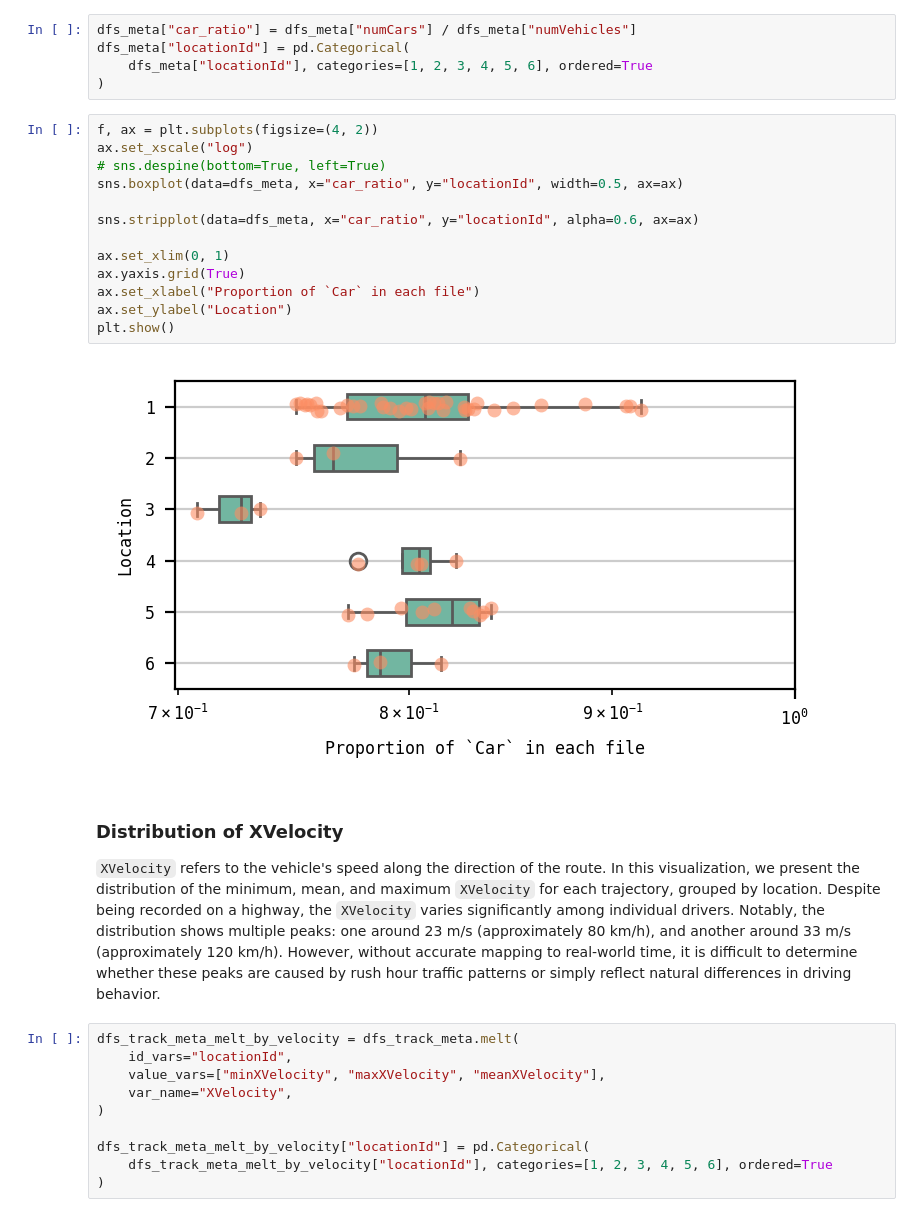
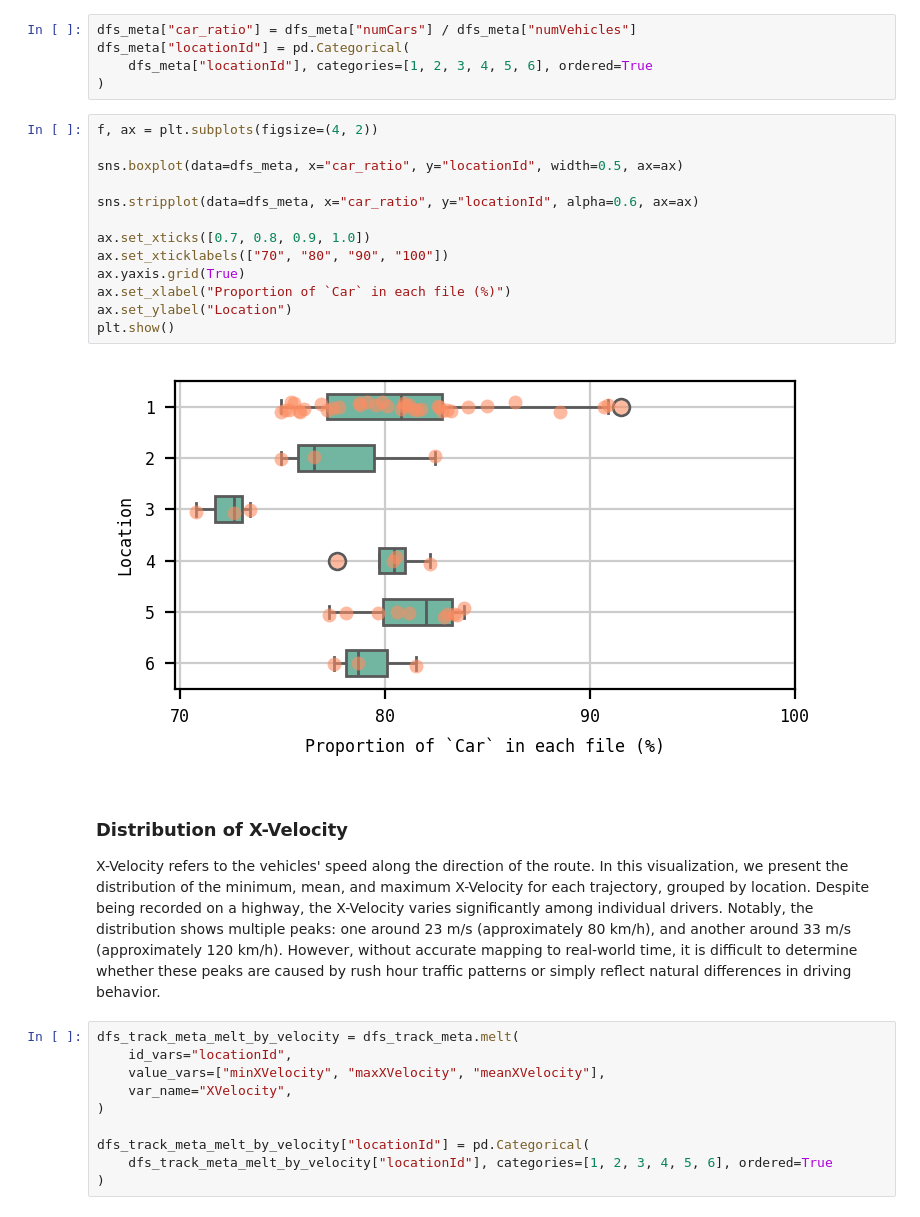
Before and after one commit to WoodOxen/tactics2d, a Jupyter notebook: docs/dataset_support/highd.ipynb, the cells around one changed output. Saved outputs shown, nothing was run; the diff lists cells and outputs as text.

```diff
--- a/docs/dataset_support/highd.ipynb
+++ b/docs/dataset_support/highd.ipynb
@@ -95,23 +93,23 @@ dfs_meta["locationId"] = pd.Categorical(
 )
 # %%
 f, ax = plt.subplots(figsize=(4, 2))
-ax.set_xscale("log")
-# sns.despine(bottom=True, left=True)
+
 sns.boxplot(data=dfs_meta, x="car_ratio", y="locationId", width=0.5, ax=ax)
 
 sns.stripplot(data=dfs_meta, x="car_ratio", y="locationId", alpha=0.6, ax=ax)
 
-ax.set_xlim(0, 1)
+ax.set_xticks([0.7, 0.8, 0.9, 1.0])
+ax.set_xticklabels(["70", "80", "90", "100"])
 ax.yaxis.grid(True)
-ax.set_xlabel("Proportion of `Car` in each file")
+ax.set_xlabel("Proportion of `Car` in each file (%)")
 ax.set_ylabel("Location")
 plt.show()
 # %% [output]
-[figure, old version]
+[figure, new version]
 # %% [markdown]
-### Distribution of XVelocity
+### Distribution of X-Velocity
 
-`XVelocity` refers to the vehicle's speed along the direction of the route. In this visualization, we present the distribution of the minimum, mean, and maximum `XVelocity` for each trajectory, grouped by location. Despite being recorded on a highway, the `XVelocity` varies significantly among individual drivers. Notably, the distribution shows multiple peaks: one around 23 m/s (approximately 80 km/h), and another around 33 m/s (approximately 120 km/h). However, without accurate mapping to real-world time, it is difficult to determine whether these peaks are caused by rush hour traffic patterns or simply reflect natural differences in driving behavior.
+X-Velocity refers to the vehicles' speed along the direction of the route. In this visualization, we present the distribution of the minimum, mean, and maximum X-Velocity for each trajectory, grouped by location. Despite being recorded on a highway, the X-Velocity varies significantly among individual drivers. Notably, the distribution shows multiple peaks: one around 23 m/s (approximately 80 km/h), and another around 33 m/s (approximately 120 km/h). However, without accurate mapping to real-world time, it is difficult to determine whether these peaks are caused by rush hour traffic patterns or simply reflect natural differences in driving behavior.
 # %%
 dfs_track_meta_melt_by_velocity = dfs_track_meta.melt(
     id_vars="locationId",
```
Also changed, not shown: parts of 16 cells of this notebook, 4 other files.
